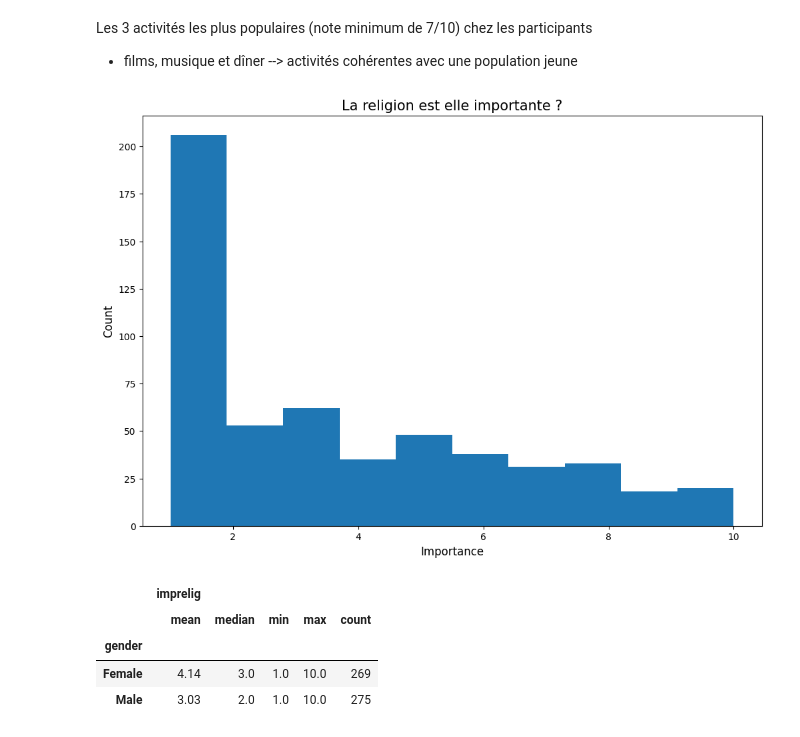
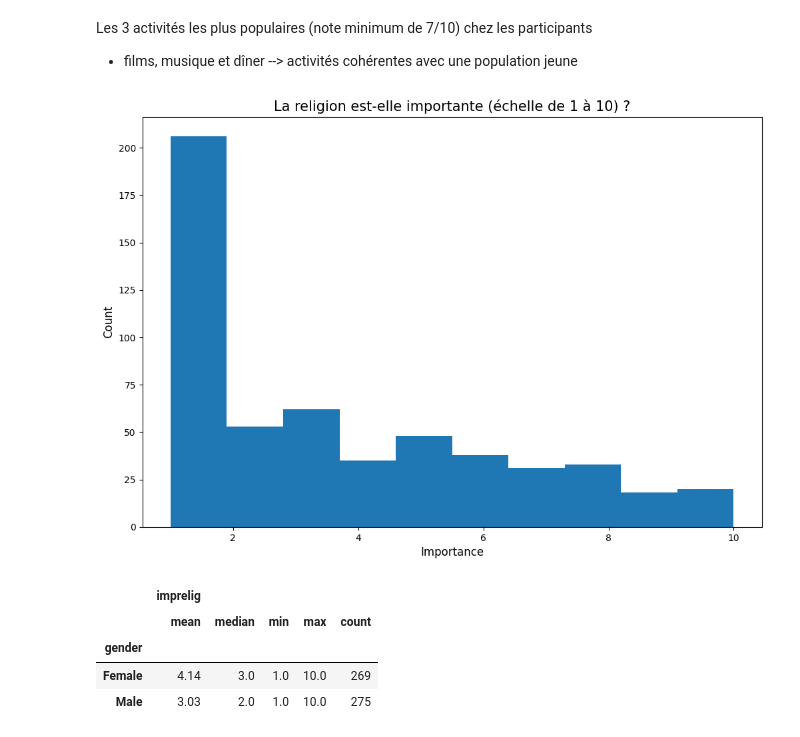
Before and after one commit to nlefort/JEDHA, a Jupyter notebook: PROJETS/02. EDA/Speed_dating_project.ipynb, the cells around one changed output. Saved outputs shown, nothing was run; the diff lists cells and outputs as text; code cells hidden in the pictures.

```diff
--- a/PROJETS/02. EDA/Speed_dating_project.ipynb
+++ b/PROJETS/02. EDA/Speed_dating_project.ipynb
@@ -292,21 +350,29 @@ Origine d'étude des participants :
 Domaines d'études dites "supérieures"
 # %%
 # Renommer les étiquettes
-df_participants['race'] = df_participants.race.map(
-    {1: 'African', 2: 'Caucasian', 3: 'Latino', 4: 'Asian', 5: 'Native', 6: 'Other'}).fillna(df_participants.race)
+df_participants["race"] = df_participants.race.map(
+    {
+        1: "African",
+        2: "Caucasian",
+        3: "Latino",
+        4: "Asian",
+        5: "Native",
+        6: "Other",
+    }
+).fillna(df_participants.race)
 
 # Origines ethniques des participants
 race_count = df_participants.race.value_counts(dropna=False)
-race_percent = df_participants.race.value_counts(2).round(3)*100
+race_percent = df_participants.race.value_counts(normalize=True).mul(100).round(2)
 
-race_summary = pd.DataFrame({
-    'Nombre de participants': race_count,
-    'Pourcentage (%)': race_percent
-})
+race_summary = pd.DataFrame(
+    {"Nombre de participants": race_count, "Pourcentage (%)": race_percent}
+)
 
 # Trier par nombre de participants
 race_summary = race_summary.sort_values(
-    by='Nombre de participants', ascending=False)
+    by="Nombre de participants", ascending=False
+)
 
 display(race_summary)
 # %% [output]
@@ -380,13 +471,13 @@ Les 3 activités les plus populaires (note minimum de 7/10) chez les participant
 - films, musique et dîner
 --> activités cohérentes avec une population jeune
 # %%
-# 2.1 importance de la religion chez les participants
+# Importance de la religion chez les participants
 ax = df_participants.imprelig.hist(bins=10, figsize=(12, 8))
-ax.set_title('La religion est elle importante ?', fontsize=15)
-ax.set_xlabel('Importance', fontsize=12)
-ax.set_ylabel('Count', fontsize=12)
+ax.set_title("La religion est-elle importante (échelle de 1 à 10) ?", fontsize=15)
+ax.set_xlabel("Importance", fontsize=12)
+ax.set_ylabel("Count", fontsize=12)
 ax.grid(False)
 # %% [output]
-[figure, old version]
+[figure, new version]
 # %%
 # Importance de la religion, par genre
```
Also changed, not shown: parts of 30 cells of this notebook.
